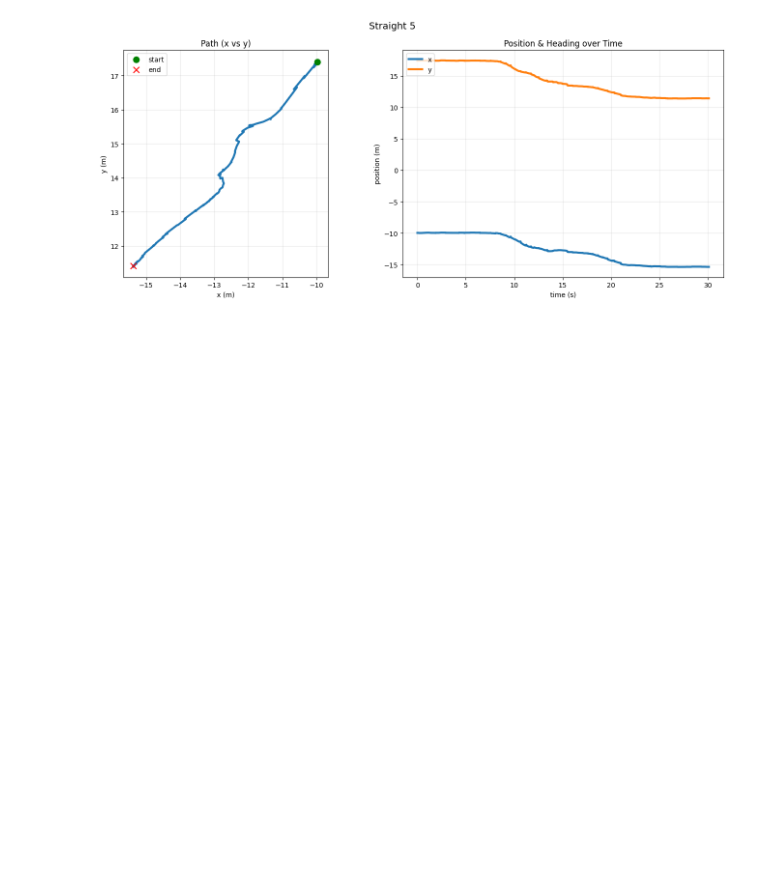
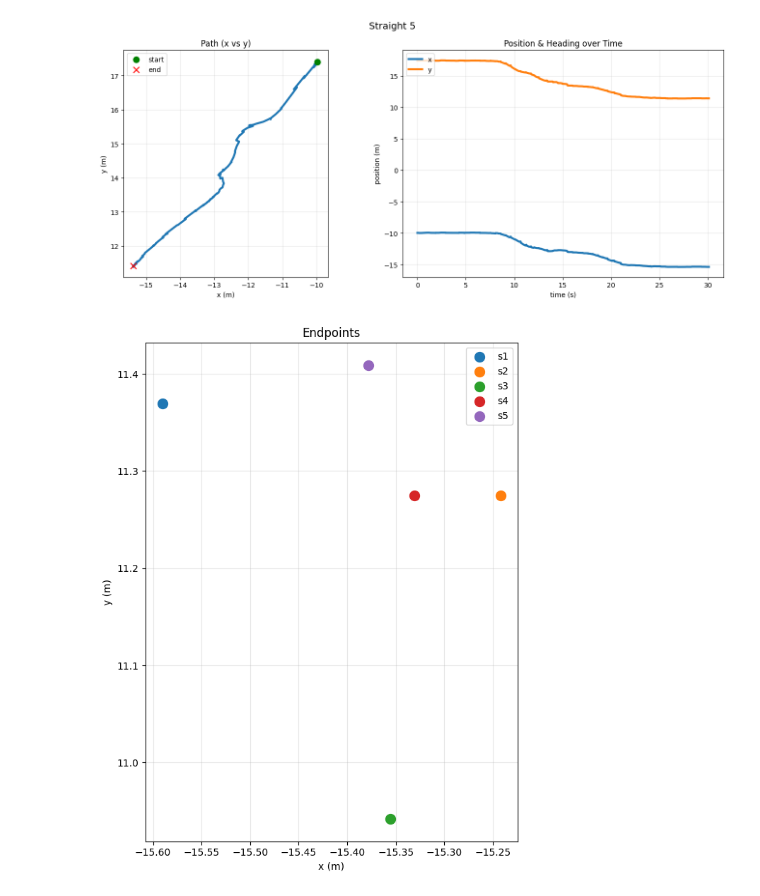
Before and after one commit to rss2026-4/lab5, a Jupyter notebook: data_processing/data_processing.ipynb, the cells around one changed output. Drawn from its saved outputs; the diff is of its cells as text; code cells hidden in the pictures; blank space fills up the shorter version.

```diff
--- a/data_processing/data_processing.ipynb
+++ b/data_processing/data_processing.ipynb
@@ -128,3 +128,29 @@ plot_bag("s4", title="Straight 4")
 plot_bag("s5", title="Straight 5")
 # %% [output]
 [figure]
+# %%
+def plot_endpoints(names, titles=None, extra_points=None):
+    fig, ax = plt.subplots(figsize=(8, 8))
+    colors = plt.cm.tab10(np.arange(len(names)))
+
+    for i, name in enumerate(names):
+        df = pd.read_csv(Path("csvs") / f"{name}.csv")
+        label = titles[i] if titles else name
+        ax.scatter(df["pos_x"].iloc[-1], df["pos_y"].iloc[-1], s=100, color=colors[i], marker="o", label=label, zorder=5)
+
+    if extra_points:
+        for i, pt in enumerate(extra_points):
+            ax.scatter(pt[0], pt[1], s=150, color=colors[i], marker="D", label=pt[2], zorder=6)
+
+    ax.set_xlabel("x (m)")
+    ax.set_ylabel("y (m)")
+    ax.set_title("Endpoints")
+    ax.set_aspect("equal")
+    ax.legend()
+    ax.grid(True, alpha=0.3)
+    plt.tight_layout()
+    plt.show()
+# %%
+plot_endpoints(["s1","s2","s3","s4","s5"])
+# %% [output]
+[figure, added]
```
Also changed, not shown: parts of 6 cells of this notebook.
